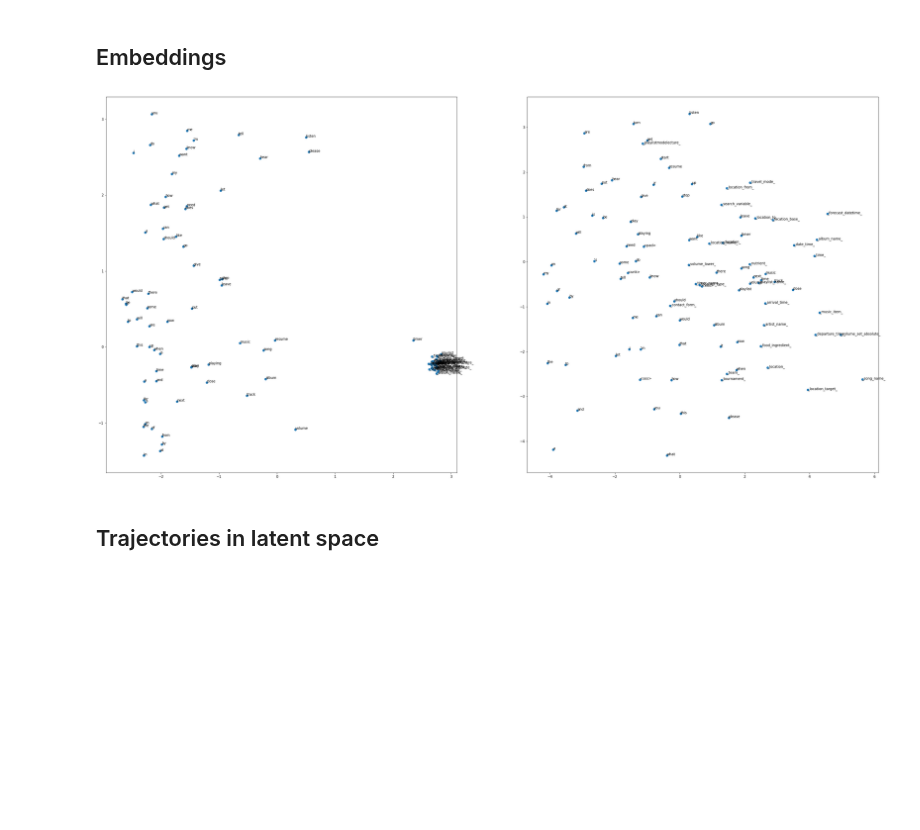
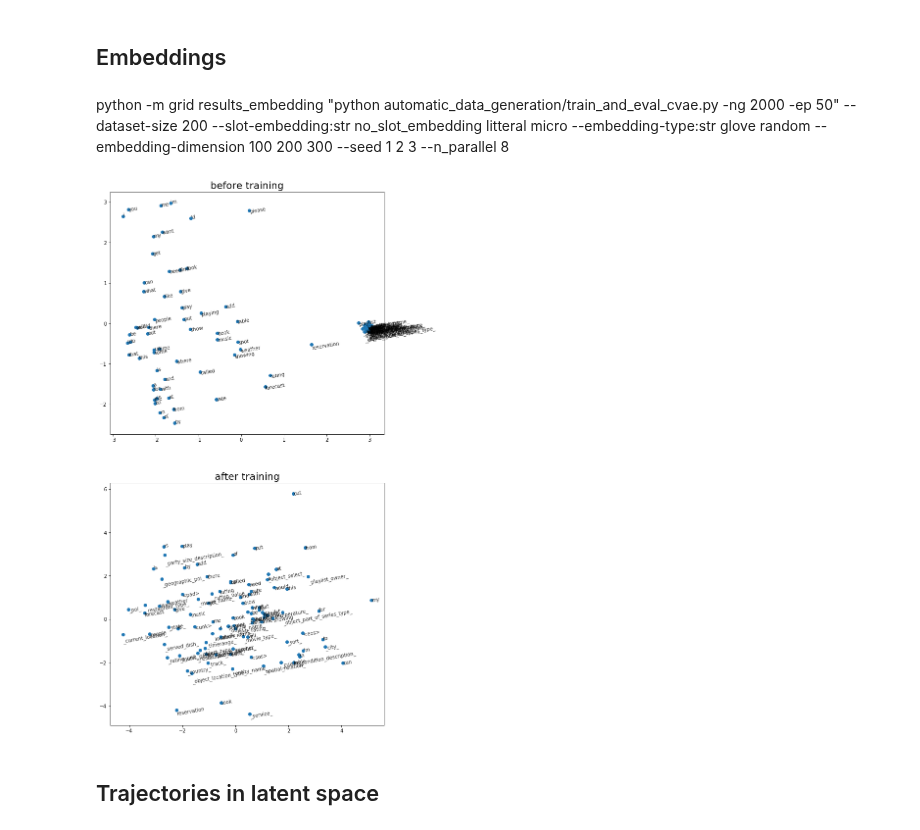
Before and after one commit to sonos/automatic-data-generation, a Jupyter notebook: automatic_data_generation/data-generation-new.ipynb, the cells around one changed output. Drawn from its saved outputs; the diff is of its cells as text; code cells hidden in the pictures; blank space fills up the shorter version.

Commit message:
Fixed slot embeddings

```diff
--- a/automatic_data_generation/data-generation-new.ipynb
+++ b/automatic_data_generation/data-generation-new.ipynb
@@ -33,7 +33,7 @@ def anneal_fn(anneal_function, step, k, x, m):
 anneal_fn = np.vectorize(anneal_fn)
 # %%
 import torch
-run = torch.load('../run_assistant.pkl')
+run = torch.load('run_snips.pkl')
 # %% [markdown]
 ## Dynamics
 # %%
@@ -98,24 +96,27 @@ Reshape your data either using array.reshape(-1, 1) if your data has a single fe
 # %% [markdown]
 ## Embeddings
+# %% [markdown]
+python -m grid results_embedding "python automatic_data_generation/train_and_eval_cvae.py -ng 2000 -ep 50" --dataset-size 200 --slot-embedding:str no_slot_embedding litteral micro --embedding-type:str glove random --embedding-dimension 100 200 300 --seed 1 2 3 --n_parallel 8
 # %%
 n_start = 0
 n_end = 100
 words = run['i2w']
 
-fig, axarr = plt.subplots(1, 2, figsize=(40,20))
+fig, axarr = plt.subplots(2, 1, figsize=(10,20))
 axarr = axarr.flatten()
 
 from sklearn.decomposition import PCA
 for ax, stage in enumerate(['before', 'after']):
     vectors = run['vectors'][stage]
     pca = PCA(n_components=2)
     proj = pca.fit_transform(vectors.cpu())
     axarr[ax].scatter(proj[n_start:n_end,0], proj[n_start:n_end,1])
     for i, word in enumerate(words[n_start:n_end]):
         i += n_start
-        axarr[ax].annotate(word,xy=(proj[i,0], proj[i,1]))
+        axarr[ax].annotate(word,xy=(proj[i,0], proj[i,1]), rotation=10, alpha=0.8)
+    axarr[ax].set_title('%s training'%stage, fontsize=20)
 # %% [output]
-[figure, old version]
+[figure, new version]
 # %% [markdown]
 ## Trajectories in latent space
 # %%
```
Also changed, not shown: parts of 13 cells of this notebook, 5 other files.
